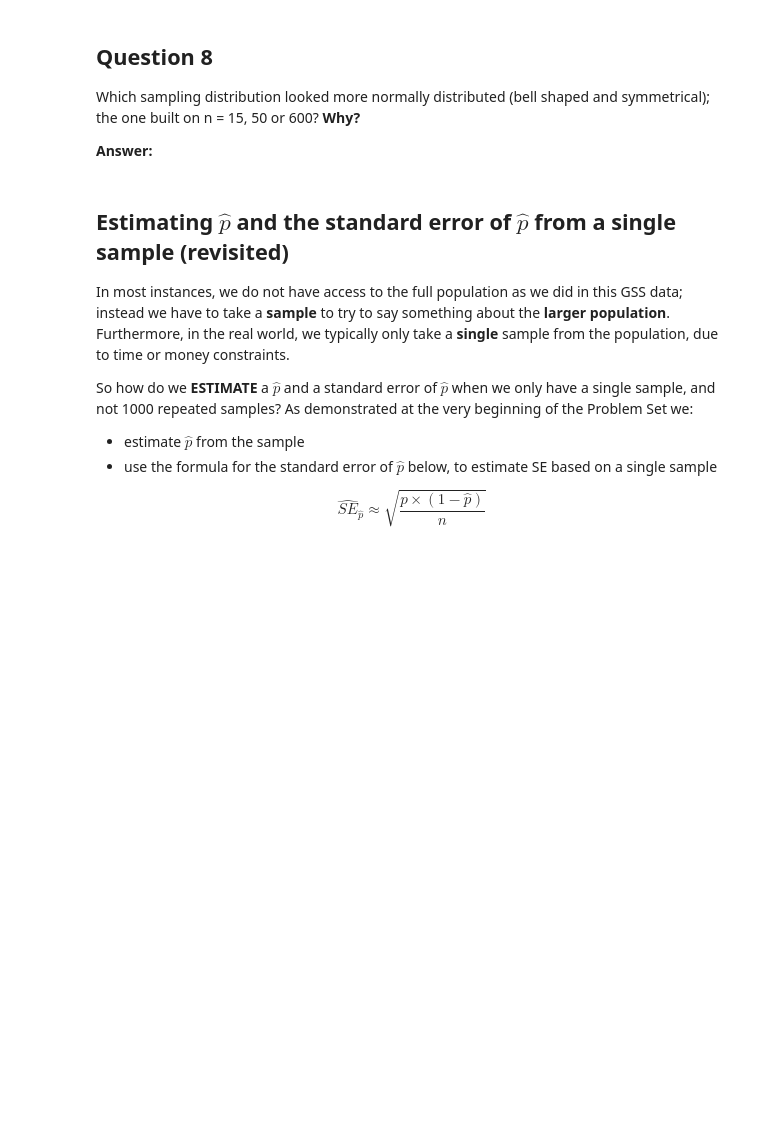
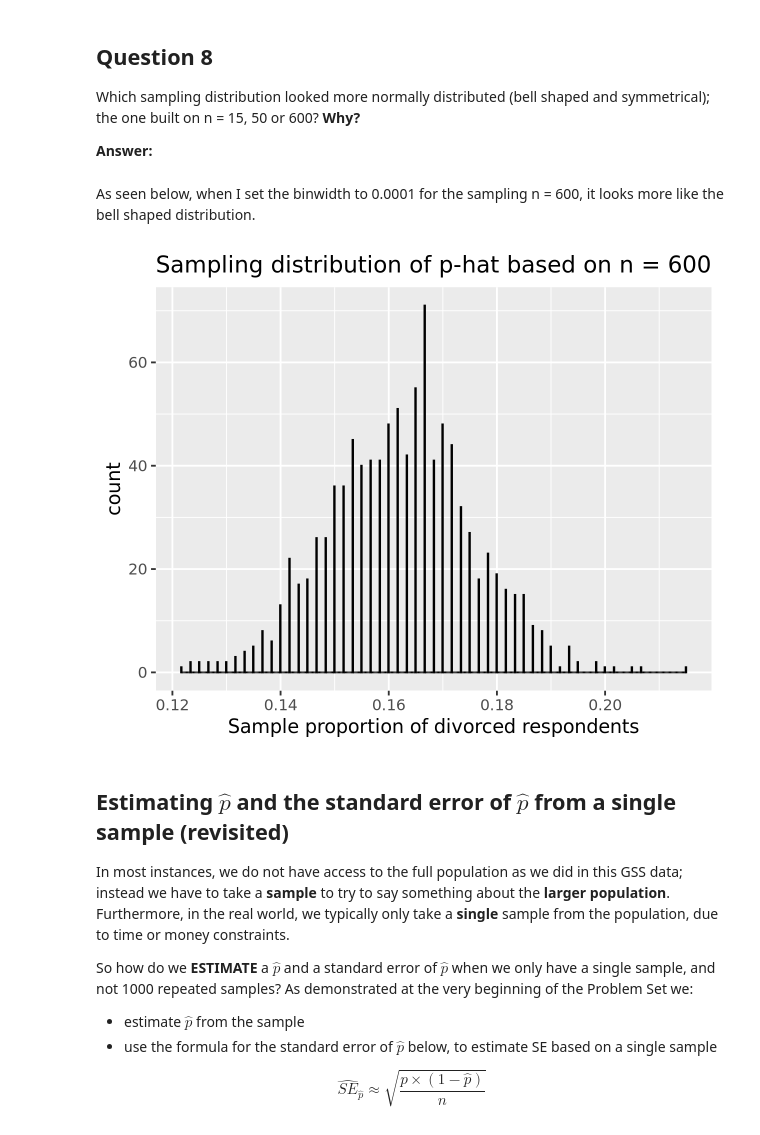
Before and after one commit to UNC-DATA-730/unit-7-assignment-dlee002, a Jupyter notebook: assignment7.ipynb, the cells around one changed output. Drawn from its saved outputs; the diff is of its cells as text; code cells hidden in the pictures; blank space fills up the shorter version.

```diff
--- a/assignment7.ipynb
+++ b/assignment7.ipynb
@@ -460,6 +575,15 @@ Which sampling distribution looked more normally distributed (bell
 shaped and symmetrical); the one built on n = 15, 50 or 600? **Why?**
 
 **Answer:**
+# %% [markdown]
+As seen below, when I set the binwidth to 0.0001 for the sampling n = 600, it looks more like the bell shaped distribution.
+# %%
+ggplot(p_hat_n600_1000rep, aes(x = p_hat)) +
+  geom_histogram(binwidth = 0.0001, color = "black", fill = "aquamarine3", boundary=0) +
+  labs(x = "Sample proportion of divorced respondents",
+       title = "Sampling distribution of p-hat based on n = 600")
+# %% [output]
+[figure, added]
 # %% [markdown]
 ## Estimating $\hat{p}$ and the standard error of $\hat{p}$ from a single sample (revisited)
 
```
Also changed, not shown: parts of 21 cells of this notebook.
